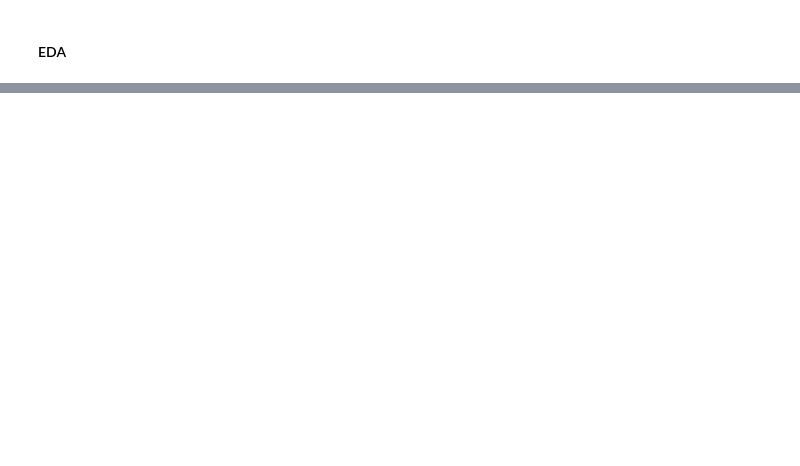
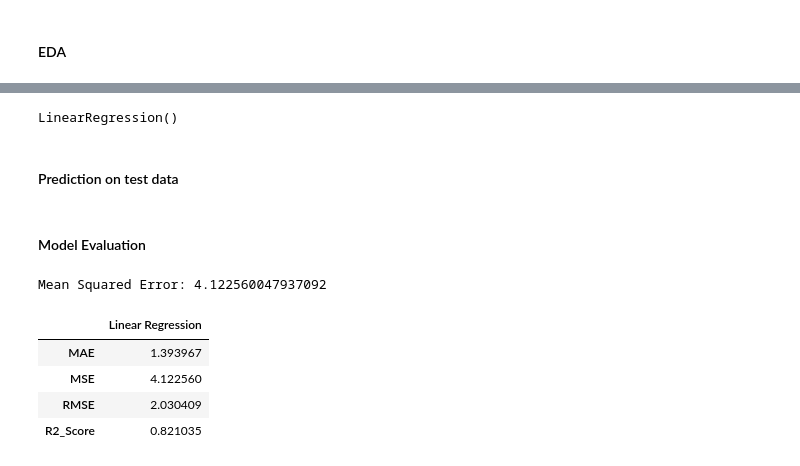
Before and after one commit to Njeri-Gitome/MachineLearning, a Jupyter notebook: Supervised_ML/Regression algorithms.ipynb, the cells around one changed output, grey strips where cells are left out. Cells and saved outputs as stored; diff of their text form; code cells hidden in the pictures; blank space fills up the shorter version.

```diff
--- a/Supervised_ML/Regression algorithms.ipynb
+++ b/Supervised_ML/Regression algorithms.ipynb
@@ -71,0 +134,49 @@ memory usage: 21.3+ KB
+# %%
+#Importing libraries
+from sklearn.linear_model import LinearRegression
+LR = LinearRegression()
+
+#Fit model
+LR.fit(X_train,y_train)
+# %% [output]
+LinearRegression()
+# %% [markdown]
+#### Prediction on test data
+# %%
+y_predicted =LR.predict(X_test)
+# %% [markdown]
+#### Model Evaluation
+# %%
+#Using MSE
+
+#Importing necessary libraries
+from sklearn.metrics import mean_squared_error
+MSE =mean_squared_error(y_test, y_predicted)
+
+#Output
+print(f'Mean Squared Error: {MSE}')
+# %% [output]
+Mean Squared Error: 4.122560047937092
+# %%
+#Alternatively... Using a user defined function to combine several evaluation metrics..
+from sklearn import metrics
+def LR_eval(model,X_test,y_test,model_name):
+
+    y_predicted = model.predict(X_test)
+
+    MAE = metrics.mean_absolute_error(y_test, y_predicted)
+    MSE = metrics.mean_squared_error(y_test,y_predicted)
+    RMSE = np.sqrt(MSE)
+    R2_Score = metrics.r2_score(y_test,y_predicted)
+
+    return pd.DataFrame([MAE,MSE,RMSE,R2_Score],
+                        index = ['MAE','MSE','RMSE','R2_Score'],
+                        columns =[model_name])
+
+LR_eval(LR,X_test,y_test,'Linear Regression')
+# %% [output]
+|  | Linear Regression |
+| MAE | 1.393967 |
+| MSE | 4.122560 |
+| RMSE | 2.030409 |
+| R2_Score | 0.821035 |
```
Also changed, not shown: parts of 19 cells of this notebook, 3 other files.
